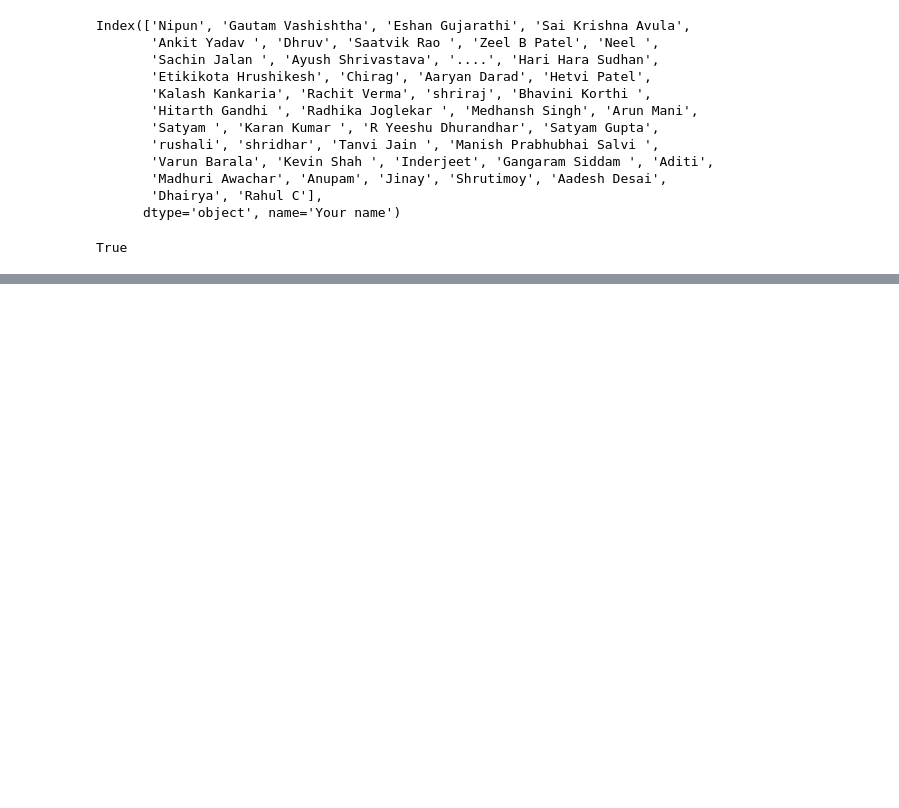
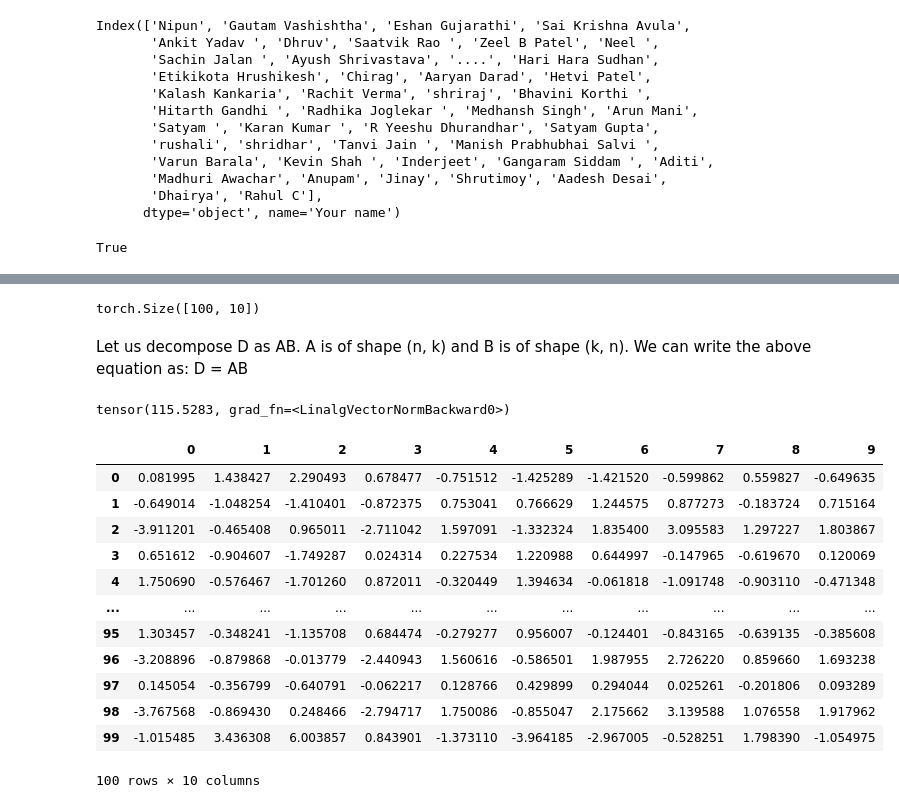
Before and after one commit to nipunbatra/ml2023, a Jupyter notebook: notebooks/posts/movie-recommendation-knn.ipynb, the cells around one changed output, grey strips where cells are left out. Drawn from its saved outputs; the diff is of its cells as text; code cells hidden in the pictures; blank space fills up the shorter version.

```diff
--- a/notebooks/posts/movie-recommendation-knn.ipynb
+++ b/notebooks/posts/movie-recommendation-knn.ipynb
@@ -305,0 +336,35 @@ predict_rating(df_copy, user, 'Sholay')
+# %%
+D.shape
+# %% [output]
+torch.Size([100, 10])
+# %% [markdown]
+Let us decompose D as AB. A is of shape (n, k) and B is of shape (k, n). We can write the above equation as:
+D = AB
+# %%
+# Randomly initialize A and B
+
+A = torch.randn(n_users, 2, requires_grad=True)
+B = torch.randn(n_movies, 2, requires_grad=True)
+
+# Compute the loss
+
+loss = torch.norm(torch.mm(A, B.t()) - D)
+loss
+# %% [output]
+tensor(115.5283, grad_fn=<LinalgVectorNormBackward0>)
+# %%
+pd.DataFrame(torch.mm(A, B.t()).detach().numpy())
+# %% [output]
+|  | 0 | 1 | 2 | 3 | 4 | 5 | 6 | 7 | 8 | 9 |
+| 0 | 0.081995 | 1.438427 | 2.290493 | 0.678477 | -0.751512 | -1.425289 | -1.421520 | -0.599862 | 0.559827 | -0.649635 |
+| 1 | -0.649014 | -1.048254 | -1.410401 | -0.872375 | 0.753041 | 0.766629 | 1.244575 | 0.877273 | -0.183724 | 0.715164 |
+| 2 | -3.911201 | -0.465408 | 0.965011 | -2.711042 | 1.597091 | -1.332324 | 1.835400 | 3.095583 | 1.297227 | 1.803867 |
+| 3 | 0.651612 | -0.904607 | -1.749287 | 0.024314 | 0.227534 | 1.220988 | 0.644997 | -0.147965 | -0.619670 | 0.120069 |
+| 4 | 1.750690 | -0.576467 | -1.701260 | 0.872011 | -0.320449 | 1.394634 | -0.061818 | -1.091748 | -0.903110 | -0.471348 |
+| ... | ... | ... | ... | ... | ... | ... | ... | ... | ... | ... |
+| 95 | 1.303457 | -0.348241 | -1.135708 | 0.684474 | -0.279277 | 0.956007 | -0.124401 | -0.843165 | -0.639135 | -0.385608 |
+| 96 | -3.208896 | -0.879868 | -0.013779 | -2.440943 | 1.560616 | -0.586501 | 1.987955 | 2.726220 | 0.859660 | 1.693238 |
+| 97 | 0.145054 | -0.356799 | -0.640791 | -0.062217 | 0.128766 | 0.429899 | 0.294044 | 0.025261 | -0.201806 | 0.093289 |
+| 98 | -3.767568 | -0.869430 | 0.248466 | -2.794717 | 1.750086 | -0.855047 | 2.175662 | 3.139588 | 1.076558 | 1.917962 |
+| 99 | -1.015485 | 3.436308 | 6.003857 | 0.843901 | -1.373110 | -3.964185 | -2.967005 | -0.528251 | 1.798390 | -1.054975 |
+100 rows × 10 columns
```
Also changed, not shown: parts of 33 cells of this notebook.
